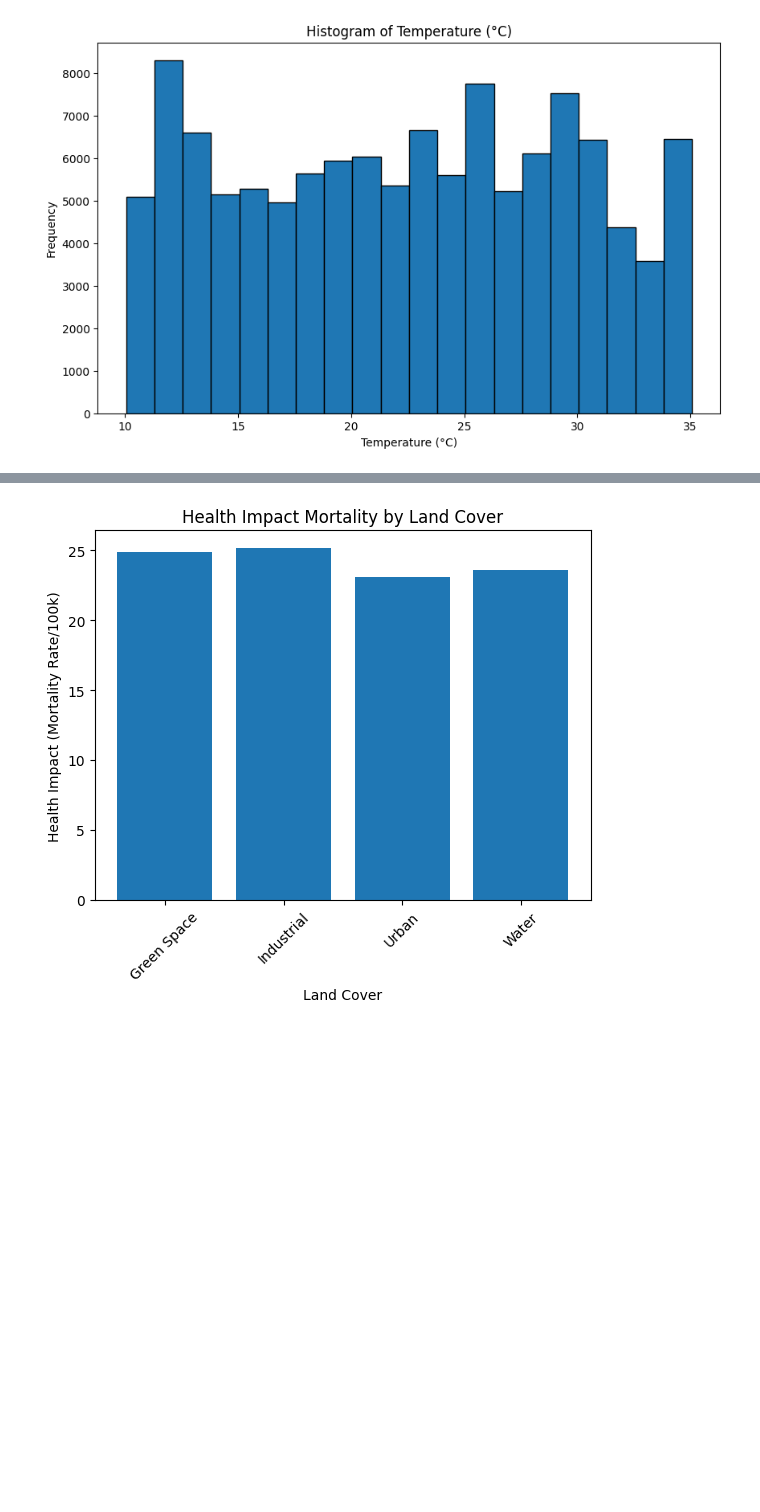
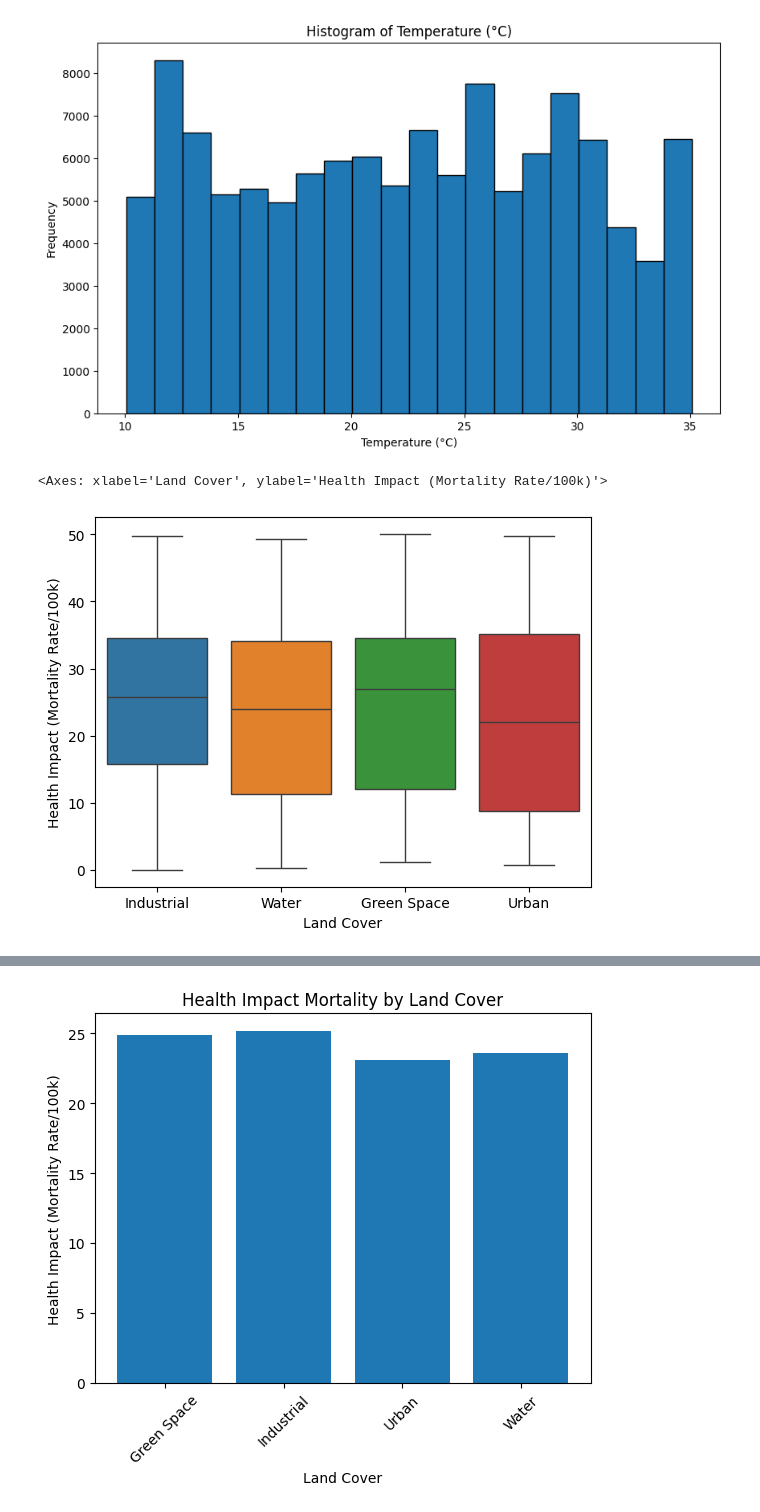
Before and after one commit to Ph4ntomX/data-science-FYP, a Jupyter notebook: notebook.ipynb, the cells around one changed output, grey strips where cells are left out. Cells and saved outputs as stored; diff of their text form; code cells hidden in the pictures; blank space fills up the shorter version.

```diff
--- a/notebook.ipynb
+++ b/notebook.ipynb
@@ -104,3 +94,8 @@ plt.ylabel('Frequency')
 plt.show()
 # %% [output]
 [figure]
+# %%
+sns.boxplot(x='Land Cover', y='Health Impact (Mortality Rate/100k)', hue='Land Cover', data=df)
+# %% [output]
+<Axes: xlabel='Land Cover', ylabel='Health Impact (Mortality Rate/100k)'>
+[figure, added]
```
Also changed, not shown: parts of 27 cells of this notebook.
